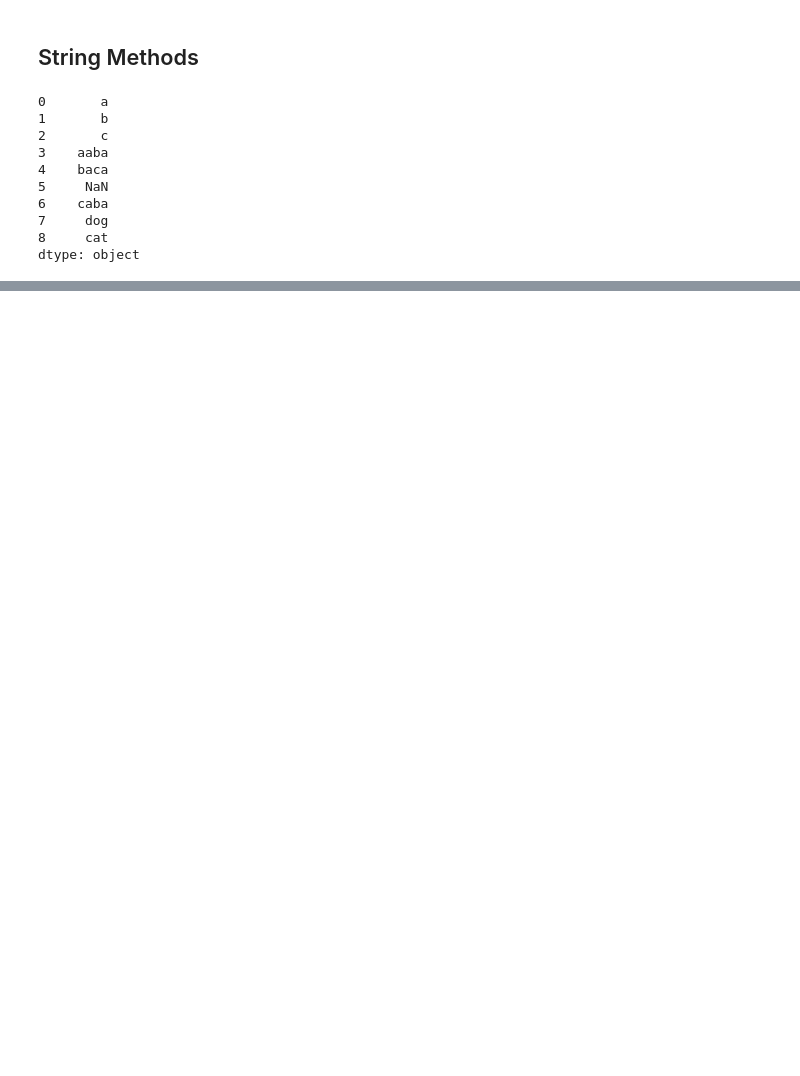
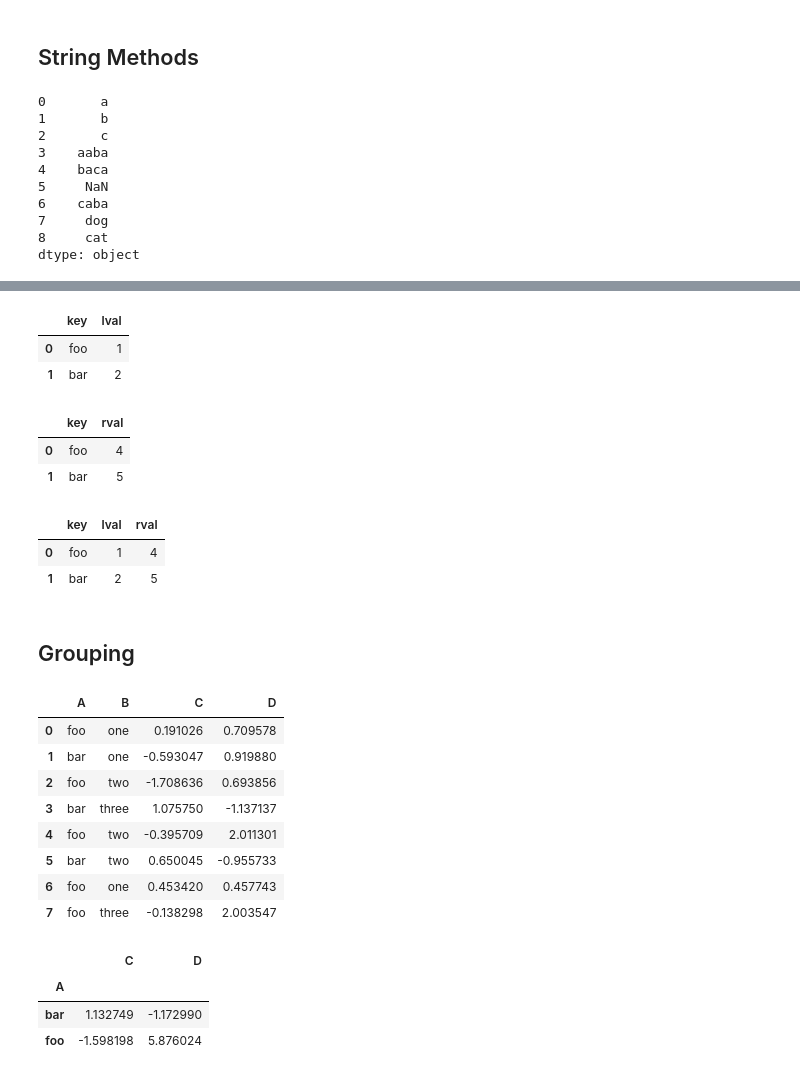
Before and after one commit to Sohyeon-Choi/TIL, a Jupyter notebook: pr1.ipynb, the cells around one changed output, grey strips where cells are left out. Drawn from its saved outputs; the diff is of its cells as text; code cells hidden in the pictures; blank space fills up the shorter version.

```diff
--- a/pr1.ipynb
+++ b/pr1.ipynb
@@ -480,0 +286,52 @@ dtype: object
+# %%
+In [82]: left = pd.DataFrame({"key": ["foo", "bar"], "lval": [1, 2]})
+
+In [83]: right = pd.DataFrame({"key": ["foo", "bar"], "rval": [4, 5]})
+
+In [84]: left
+# %% [output]
+|  | key | lval |
+| 0 | foo | 1 |
+| 1 | bar | 2 |
+# %%
+In [84]: right
+# %% [output]
+|  | key | rval |
+| 0 | foo | 4 |
+| 1 | bar | 5 |
+# %%
+In [86]: pd.merge(left, right, on="key")
+# %% [output]
+|  | key | lval | rval |
+| 0 | foo | 1 | 4 |
+| 1 | bar | 2 | 5 |
+# %% [markdown]
+## Grouping
+# %%
+In [87]: df = pd.DataFrame(
+    {
+        "A": ["foo", "bar", "foo", "bar", "foo", "bar", "foo", "foo"],
+        "B": ["one", "one", "two", "three", "two", "two", "one", "three"],
+        "C": np.random.randn(8),
+        "D": np.random.randn(8),
+    }
+)
+
+In [88]: df
+# %% [output]
+|  | A | B | C | D |
+| 0 | foo | one | 0.191026 | 0.709578 |
+| 1 | bar | one | -0.593047 | 0.919880 |
+| 2 | foo | two | -1.708636 | 0.693856 |
+| 3 | bar | three | 1.075750 | -1.137137 |
+| 4 | foo | two | -0.395709 | 2.011301 |
+| 5 | bar | two | 0.650045 | -0.955733 |
+| 6 | foo | one | 0.453420 | 0.457743 |
+| 7 | foo | three | -0.138298 | 2.003547 |
+# %%
+In [89]: df.groupby("A")[["C", "D"]].sum()
+# %% [output]
+|  | C | D |
+| A |  |  |
+| bar | 1.132749 | -1.172990 |
+| foo | -1.598198 | 5.876024 |
```
Also changed, not shown: parts of 53 cells of this notebook.
